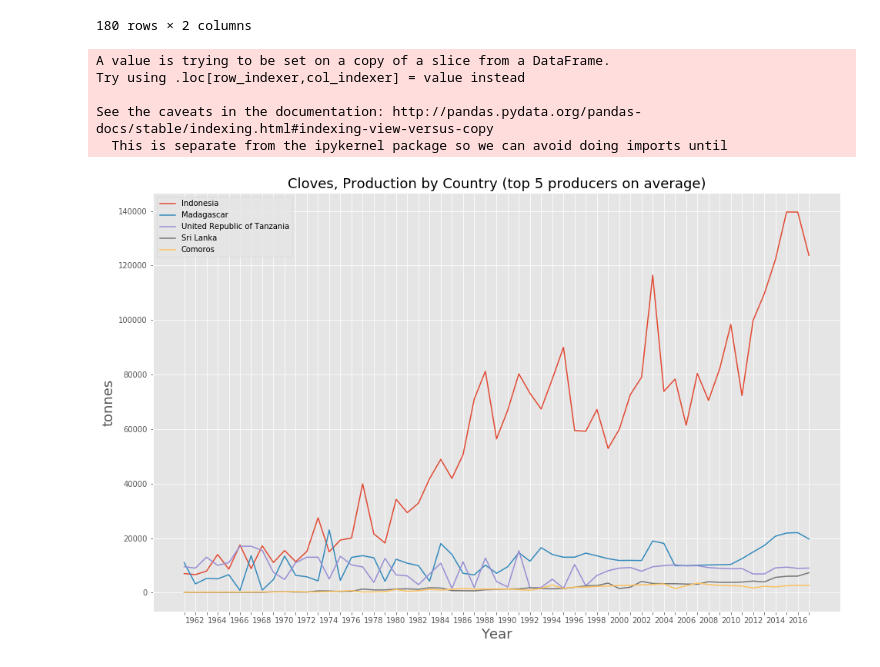
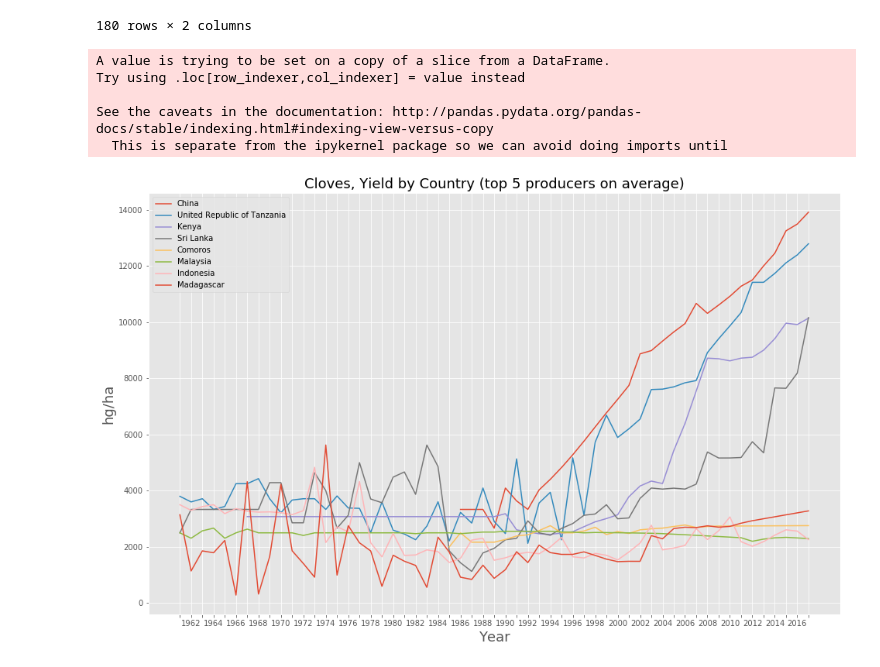
Before and after one commit to alyserecord/agricultural_yield, a Jupyter notebook: src/consistent_rate_change.ipynb, the cells around one changed output. Drawn from its saved outputs; the diff is of its cells as text; code cells hidden in the pictures.

Commit message:
adding new images

```diff
--- a/src/consistent_rate_change.ipynb
+++ b/src/consistent_rate_change.ipynb
@@ -75,7 +75,7 @@ global_constant_increase('Yield',0)
 def plot_top_countries(crop,element='Yield'):
     df_filtered = df.loc[(df['item'] == crop) & (df['element'] == element)]
     df_filtered['avg']=df_filtered.iloc[:,7:].mean(axis=1)
-    df_filtered = df_filtered.sort_values('avg',ascending=False).head(5)
+    df_filtered = df_filtered.sort_values('avg',ascending=False).head(10)
 
     fig,ax = plt.subplots(figsize=(16,10))
 
@@ -92,11 +92,11 @@ def plot_top_countries(crop,element='Yield'):
         ax.legend(labels=df_filtered['area'].values)
     plt.show()
 # %%
-plot_top_countries('Cloves','Production')
+plot_top_countries('Cloves','Yield')
 # %% [output]
 A value is trying to be set on a copy of a slice from a DataFrame.
 Try using .loc[row_indexer,col_indexer] = value instead
 
 See the caveats in the documentation: http://pandas.pydata.org/pandas-docs/stable/indexing.html#indexing-view-versus-copy
   This is separate from the ipykernel package so we can avoid doing imports until
-[figure, old version]
+[figure, new version]
```
Also changed, not shown: parts of 2 cells of this notebook, 3 other files.
